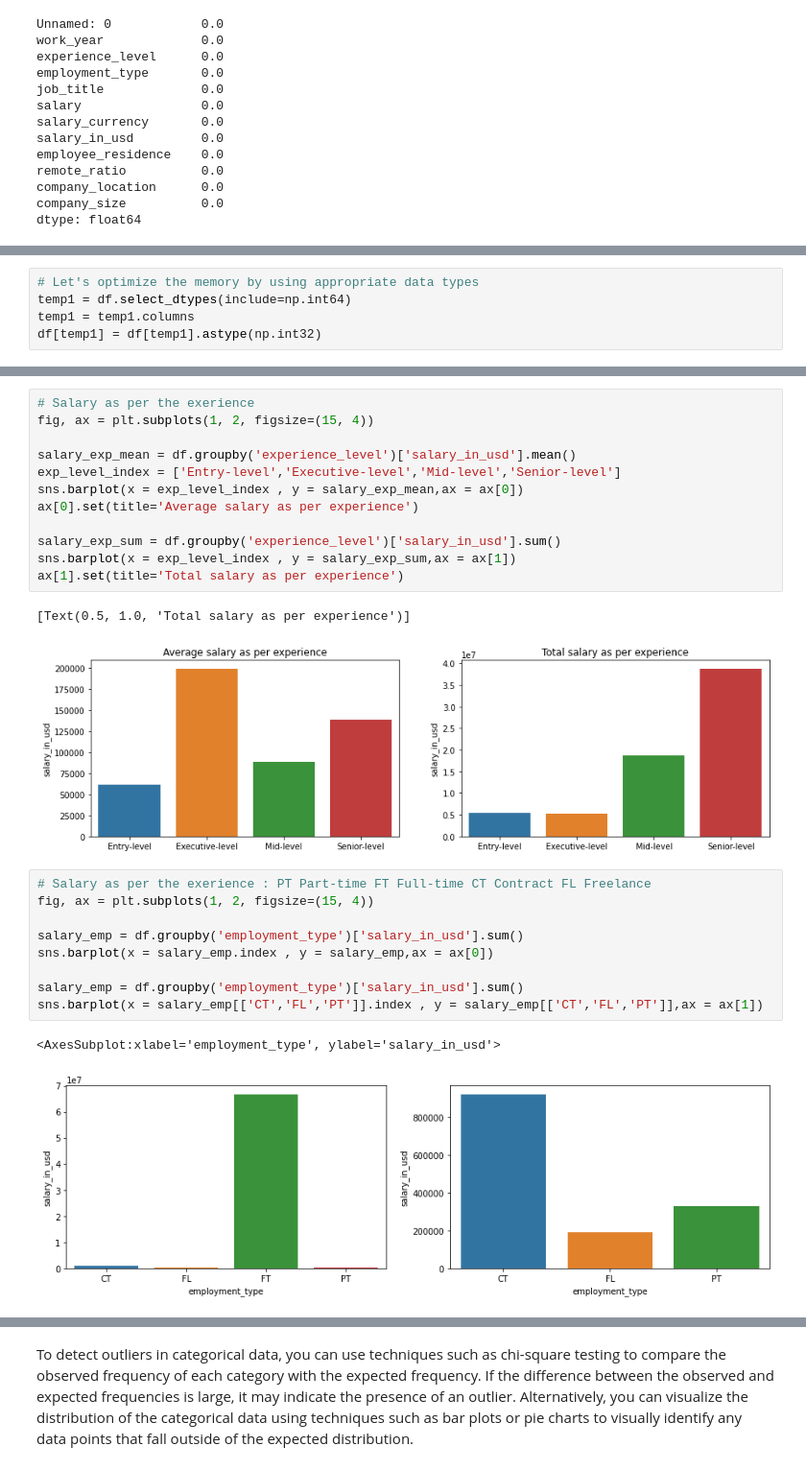
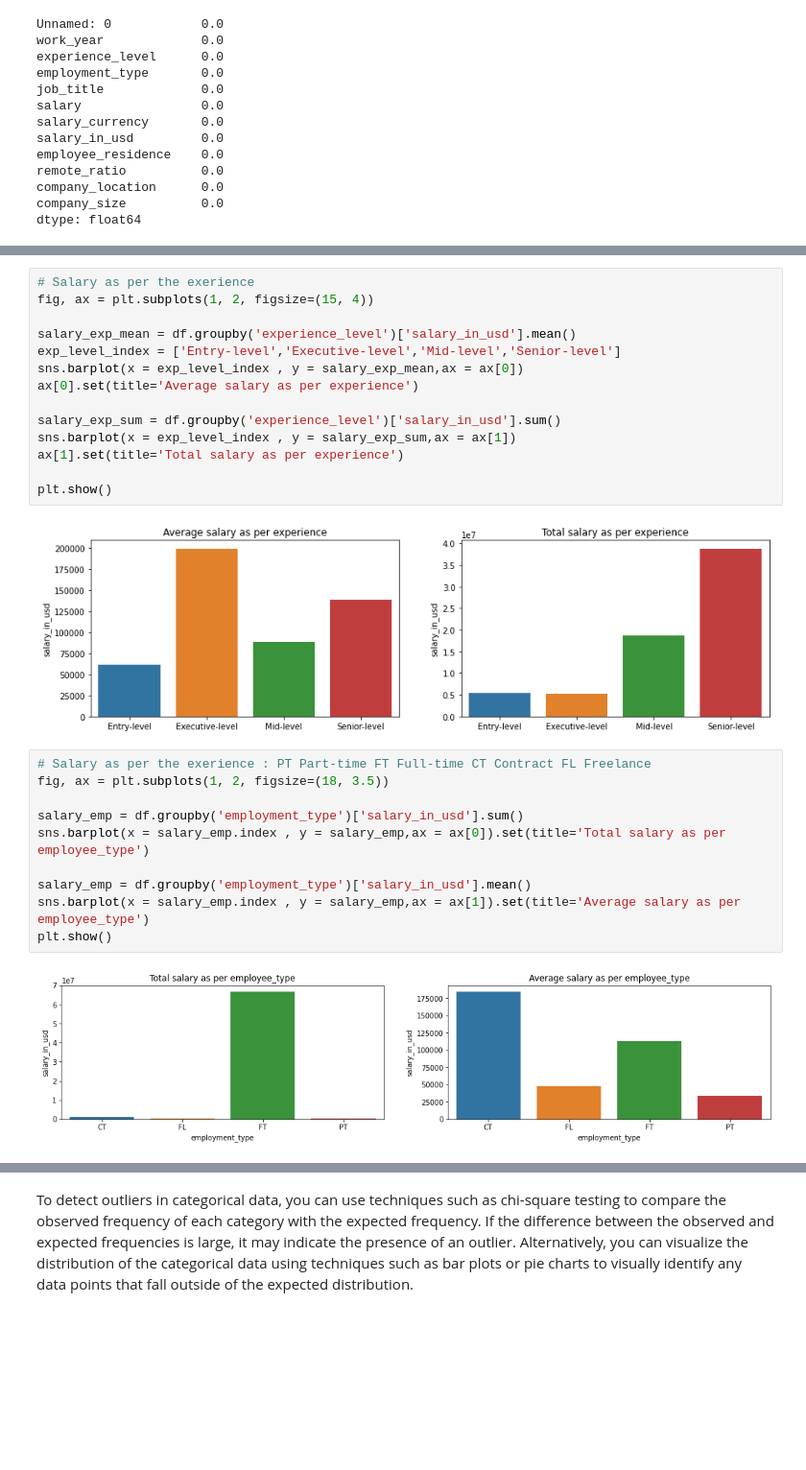
Before and after one commit to yuvraaj2002/Old_projects, a Jupyter notebook: DS job and salary prediction/DS_salary_prediction/DS_salaries_prediction.ipynb, the cells around one changed output, grey strips where cells are left out. Shown: that part at 96% size. Cells and saved outputs as stored; diff of their text form; blank space fills up the shorter version.

```diff
--- a/DS job and salary prediction/DS_salary_prediction/DS_salaries_prediction.ipynb
+++ b/DS job and salary prediction/DS_salary_prediction/DS_salaries_prediction.ipynb
@@ -77,5 +74,0 @@ df.drop(['Unnamed: 0','salary','salary_currency'],axis=1,inplace=True)
-# %%
-# Let's optimize the memory by using appropriate data types
-temp1 = df.select_dtypes(include=np.int64)
-temp1 = temp1.columns
-df[temp1] = df[temp1].astype(np.int32)
@@ -91,20 +102,21 @@ ax[0].set(title='Average salary as per experience')
 salary_exp_sum = df.groupby('experience_level')['salary_in_usd'].sum()
 sns.barplot(x = exp_level_index , y = salary_exp_sum,ax = ax[1])
 ax[1].set(title='Total salary as per experience')
+
+plt.show()
 # %% [output]
-[Text(0.5, 1.0, 'Total salary as per experience')]
 [figure]
 # %%
 # Salary as per the exerience : PT Part-time FT Full-time CT Contract FL Freelance
-fig, ax = plt.subplots(1, 2, figsize=(15, 4))
+fig, ax = plt.subplots(1, 2, figsize=(18, 3.5))
 
 salary_emp = df.groupby('employment_type')['salary_in_usd'].sum()
-sns.barplot(x = salary_emp.index , y = salary_emp,ax = ax[0])
+sns.barplot(x = salary_emp.index , y = salary_emp,ax = ax[0]).set(title='Total salary as per employee_type')
 
-salary_emp = df.groupby('employment_type')['salary_in_usd'].sum()
-sns.barplot(x = salary_emp[['CT','FL','PT']].index , y = salary_emp[['CT','FL','PT']],ax = ax[1])
+salary_emp = df.groupby('employment_type')['salary_in_usd'].mean()
+sns.barplot(x = salary_emp.index , y = salary_emp,ax = ax[1]).set(title='Average salary as per employee_type')
+plt.show()
 # %% [output]
-<AxesSubplot:xlabel='employment_type', ylabel='salary_in_usd'>
-[figure, old version]
+[figure, new version]
 # %%
 # Let's see which job title gets most salary
```
Also changed, not shown: parts of 22 cells of this notebook.
